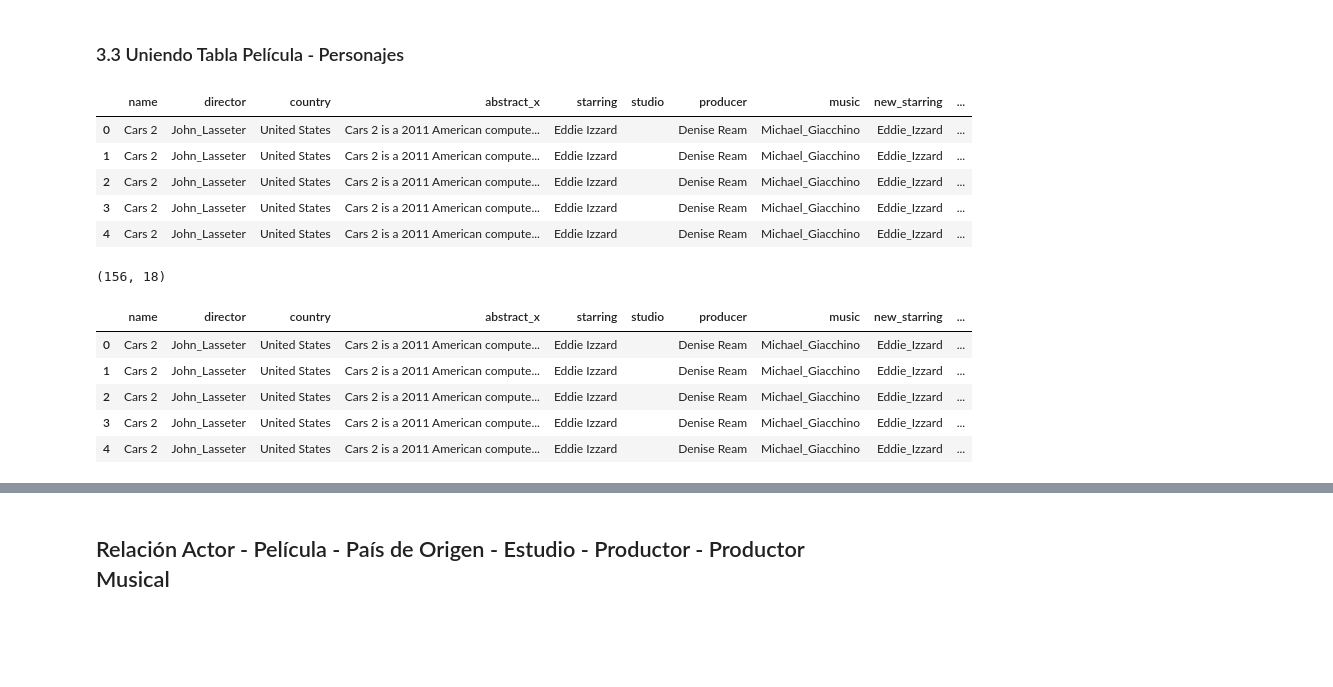
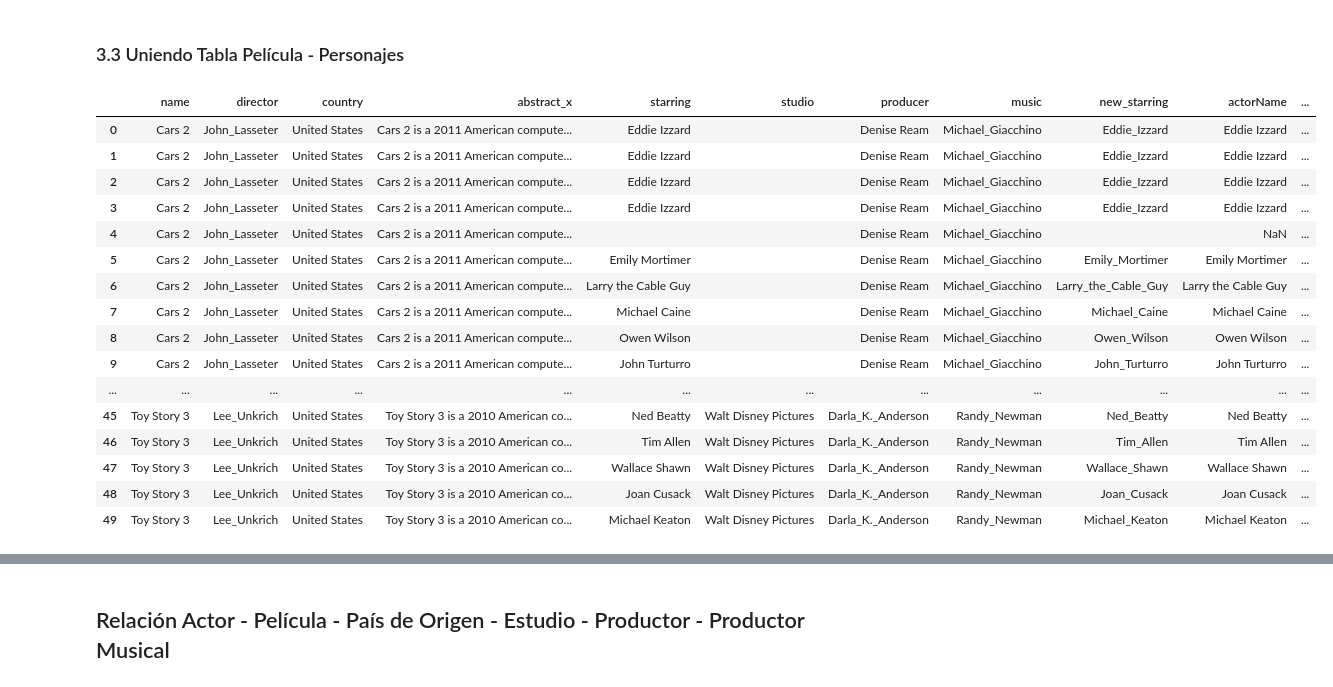
Before and after one commit to antoniomata99/BigData-SemanticEnrichment, a Jupyter notebook: Laboratorio.ipynb, the cells around one changed output, grey strips where cells are left out. Saved outputs shown, nothing was run; the diff lists cells and outputs as text; code cells hidden in the pictures; blank space fills up the shorter version.

```diff
--- a/Laboratorio.ipynb
+++ b/Laboratorio.ipynb
@@ -259,26 +327,24 @@ df_persona.head(5)
 # %%
 dataframe = pd.merge( dataframe, df_persona, how='left', left_on='starring', right_on='actorName'  )
 # %%
-dataframe.head(5)
+dataframe.head(50)
 # %% [output]
-|  | name | director | country | abstract_x | starring | studio | producer | music | new_starring | ... |
-| 0 | Cars 2 | John_Lasseter | United States | Cars 2 is a 2011 American compute... | Eddie Izzard |  | Denise Ream | Michael_Giacchino | Eddie_Izzard | ... |
-| 1 | Cars 2 | John_Lasseter | United States | Cars 2 is a 2011 American compute... | Eddie Izzard |  | Denise Ream | Michael_Giacchino | Eddie_Izzard | ... |
-| 2 | Cars 2 | John_Lasseter | United States | Cars 2 is a 2011 American compute... | Eddie Izzard |  | Denise Ream | Michael_Giacchino | Eddie_Izzard | ... |
-| 3 | Cars 2 | John_Lasseter | United States | Cars 2 is a 2011 American compute... | Eddie Izzard |  | Denise Ream | Michael_Giacchino | Eddie_Izzard | ... |
-| 4 | Cars 2 | John_Lasseter | United States | Cars 2 is a 2011 American compute... | Eddie Izzard |  | Denise Ream | Michael_Giacchino | Eddie_Izzard | ... |
+|  | name | director | country | abstract_x | starring | studio | producer | music | new_starring | actorName | ... |
+| 0 | Cars 2 | John_Lasseter | United States | Cars 2 is a 2011 American compute... | Eddie Izzard |  | Denise Ream | Michael_Giacchino | Eddie_Izzard | Eddie Izzard | ... |
+| 1 | Cars 2 | John_Lasseter | United States | Cars 2 is a 2011 American compute... | Eddie Izzard |  | Denise Ream | Michael_Giacchino | Eddie_Izzard | Eddie Izzard | ... |
+| 2 | Cars 2 | John_Lasseter | United States | Cars 2 is a 2011 American compute... | Eddie Izzard |  | Denise Ream | Michael_Giacchino | Eddie_Izzard | Eddie Izzard | ... |
+| 3 | Cars 2 | John_Lasseter | United States | Cars 2 is a 2011 American compute... | Eddie Izzard |  | Denise Ream | Michael_Giacchino | Eddie_Izzard | Eddie Izzard | ... |
+| 4 | Cars 2 | John_Lasseter | United States | Cars 2 is a 2011 American compute... |  |  | Denise Ream | Michael_Giacchino |  | NaN | ... |
+| 5 | Cars 2 | John_Lasseter | United States | Cars 2 is a 2011 American compute... | Emily Mortimer |  | Denise Ream | Michael_Giacchino | Emily_Mortimer | Emily Mortimer | ... |
+| 6 | Cars 2 | John_Lasseter | United States | Cars 2 is a 2011 American compute... | Larry the Cable Guy |  | Denise Ream | Michael_Giacchino | Larry_the_Cable_Guy | Larry the Cable Guy | ... |
+| 7 | Cars 2 | John_Lasseter | United States | Cars 2 is a 2011 American compute... | Michael Caine |  | Denise Ream | Michael_Giacchino | Michael_Caine | Michael Caine | ... |
+| 8 | Cars 2 | John_Lasseter | United States | Cars 2 is a 2011 American compute... | Owen Wilson |  | Denise Ream | Michael_Giacchino | Owen_Wilson | Owen Wilson | ... |
+| 9 | Cars 2 | John_Lasseter | United States | Cars 2 is a 2011 American compute... | John Turturro |  | Denise Ream | Michael_Giacchino | John_Turturro | John Turturro | ... |
+| ... | ... | ... | ... | ... | ... | ... | ... | ... | ... | ... | ... |
+| 45 | Toy Story 3 | Lee_Unkrich | United States | Toy Story 3 is a 2010 American co... | Ned Beatty | Walt Disney Pictures | Darla_K._Anderson | Randy_Newman | Ned_Beatty | Ned Beatty | ... |
+| 46 | Toy Story 3 | Lee_Unkrich | United States | Toy Story 3 is a 2010 American co... | Tim Allen | Walt Disney Pictures | Darla_K._Anderson | Randy_Newman | Tim_Allen | Tim Allen | ... |
+| 47 | Toy Story 3 | Lee_Unkrich | United States | Toy Story 3 is a 2010 American co... | Wallace Shawn | Walt Disney Pictures | Darla_K._Anderson | Randy_Newman | Wallace_Shawn | Wallace Shawn | ... |
+| 48 | Toy Story 3 | Lee_Unkrich | United States | Toy Story 3 is a 2010 American co... | Joan Cusack | Walt Disney Pictures | Darla_K._Anderson | Randy_Newman | Joan_Cusack | Joan Cusack | ... |
+| 49 | Toy Story 3 | Lee_Unkrich | United States | Toy Story 3 is a 2010 American co... | Michael Keaton | Walt Disney Pictures | Darla_K._Anderson | Randy_Newman | Michael_Keaton | Michael Keaton | ... |
 # %%
 dataframe.fillna(-1, inplace=True)
-# %%
-dataframe.shape
-# %% [output]
-(156, 18)
-# %%
-dataframe.head(5)
-# %% [output]
-|  | name | director | country | abstract_x | starring | studio | producer | music | new_starring | ... |
-| 0 | Cars 2 | John_Lasseter | United States | Cars 2 is a 2011 American compute... | Eddie Izzard |  | Denise Ream | Michael_Giacchino | Eddie_Izzard | ... |
-| 1 | Cars 2 | John_Lasseter | United States | Cars 2 is a 2011 American compute... | Eddie Izzard |  | Denise Ream | Michael_Giacchino | Eddie_Izzard | ... |
-| 2 | Cars 2 | John_Lasseter | United States | Cars 2 is a 2011 American compute... | Eddie Izzard |  | Denise Ream | Michael_Giacchino | Eddie_Izzard | ... |
-| 3 | Cars 2 | John_Lasseter | United States | Cars 2 is a 2011 American compute... | Eddie Izzard |  | Denise Ream | Michael_Giacchino | Eddie_Izzard | ... |
-| 4 | Cars 2 | John_Lasseter | United States | Cars 2 is a 2011 American compute... | Eddie Izzard |  | Denise Ream | Michael_Giacchino | Eddie_Izzard | ... |
```
Also changed, not shown: parts of 15 cells of this notebook.
